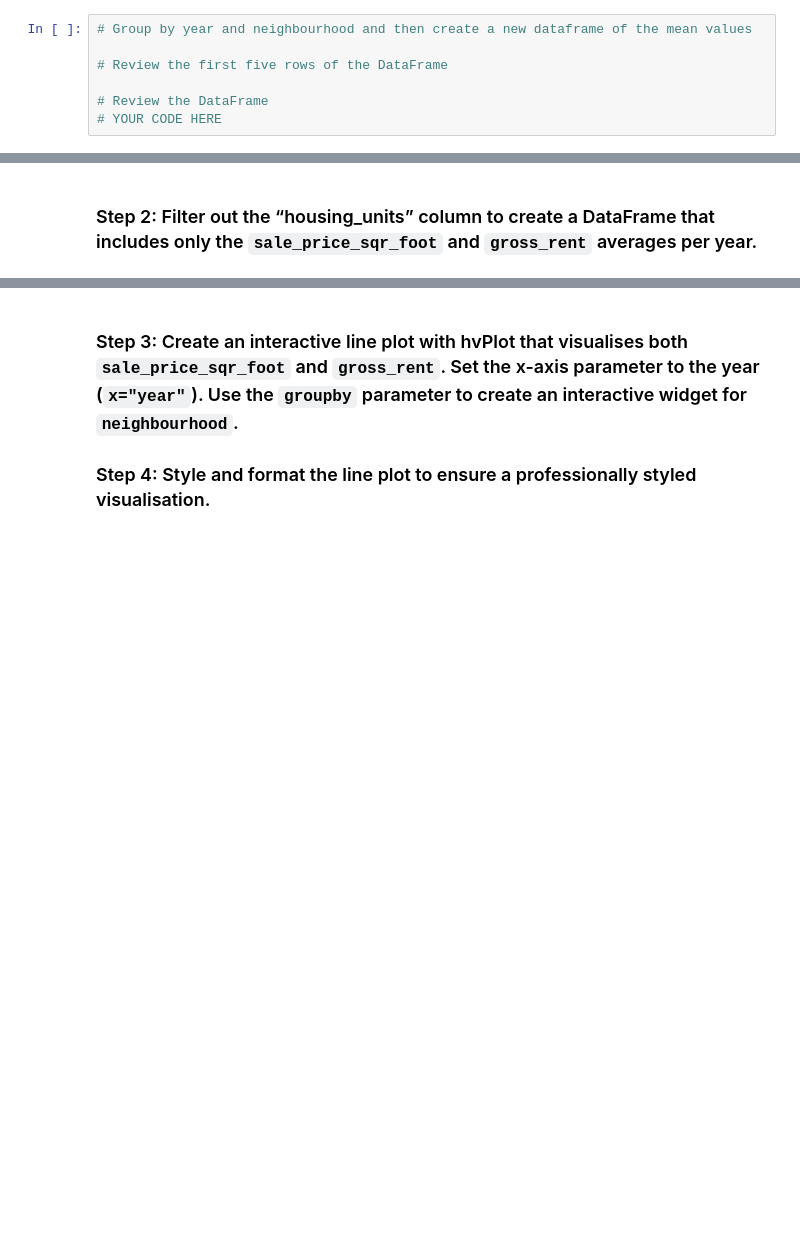
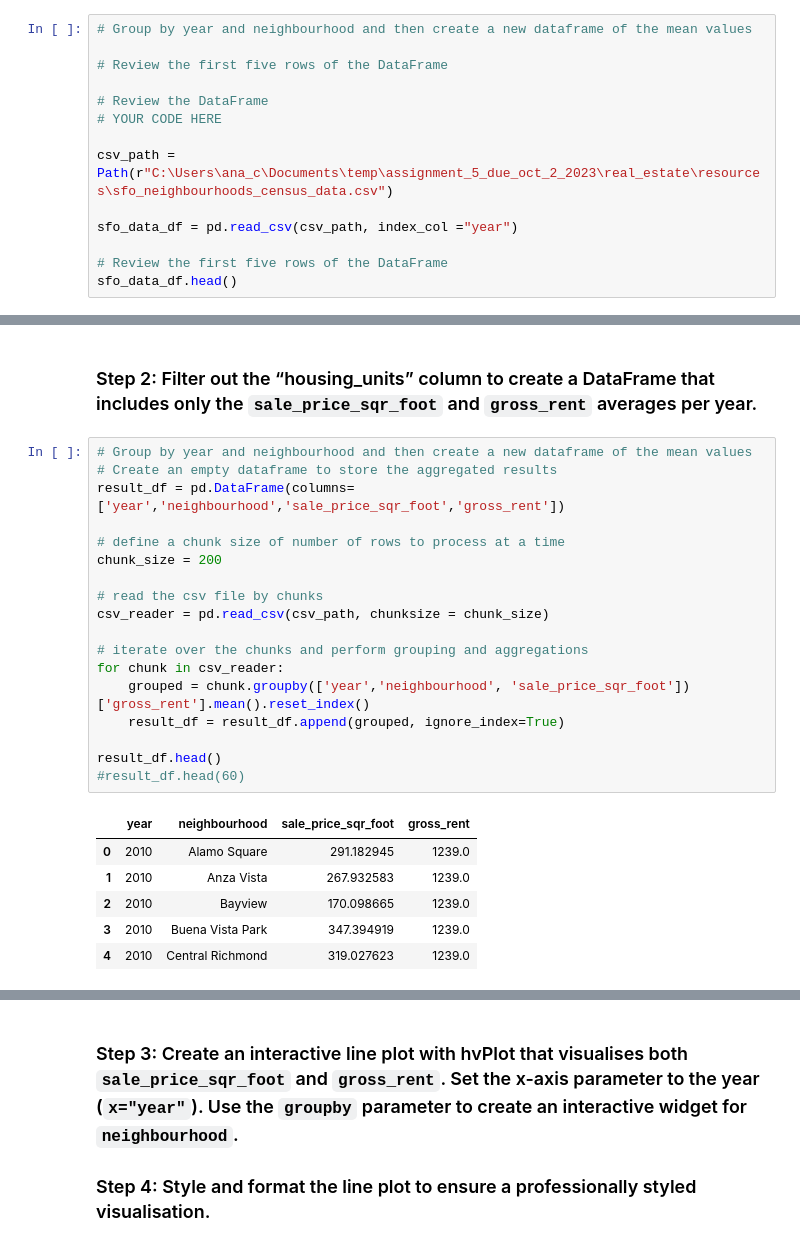
Before and after one commit to ahcano/real_estate, a Jupyter notebook: san_francisco_housing.ipynb, the cells around one changed output, grey strips where cells are left out. Drawn from its saved outputs; the diff is of its cells as text; blank space fills up the shorter version.

Commit message:
Completed Code to Compare the Average Sale Prices by Neighbourhood.

```diff
--- a/san_francisco_housing.ipynb
+++ b/san_francisco_housing.ipynb
@@ -359,3 +361,10 @@ For this part of the assignment, use interactive visualisations and widgets to e
 
 # Review the DataFrame
 # YOUR CODE HERE
+
+csv_path = Path(r"C:\Users\ana_c\Documents\temp\assignment_5_due_oct_2_2023\real_estate\resources\sfo_neighbourhoods_census_data.csv")
+
+sfo_data_df = pd.read_csv(csv_path, index_col ="year")
+
+# Review the first five rows of the DataFrame
+sfo_data_df.head()
@@ -362,2 +379,27 @@ For this part of the assignment, use interactive visualisations and widgets to e
 # %% [markdown]
 ### Step 2: Filter out the “housing_units” column to create a DataFrame that includes only the `sale_price_sqr_foot` and `gross_rent` averages per year.
+# %%
+# Group by year and neighbourhood and then create a new dataframe of the mean values
+# Create an empty dataframe to store the aggregated results
+result_df = pd.DataFrame(columns=['year','neighbourhood','sale_price_sqr_foot','gross_rent'])
+
+# define a chunk size of number of rows to process at a time
+chunk_size = 200
+
+# read the csv file by chunks
+csv_reader = pd.read_csv(csv_path, chunksize = chunk_size)
+
+# iterate over the chunks and perform grouping and aggregations
+for chunk in csv_reader:
+    grouped = chunk.groupby(['year','neighbourhood', 'sale_price_sqr_foot'])['gross_rent'].mean().reset_index()
+    result_df = result_df.append(grouped, ignore_index=True)
+
+result_df.head()
+#result_df.head(60)
+# %% [output]
+|  | year | neighbourhood | sale_price_sqr_foot | gross_rent |
+| 0 | 2010 | Alamo Square | 291.182945 | 1239.0 |
+| 1 | 2010 | Anza Vista | 267.932583 | 1239.0 |
+| 2 | 2010 | Bayview | 170.098665 | 1239.0 |
+| 3 | 2010 | Buena Vista Park | 347.394919 | 1239.0 |
+| 4 | 2010 | Central Richmond | 319.027623 | 1239.0 |
```
Also changed, not shown: parts of 15 cells of this notebook.
